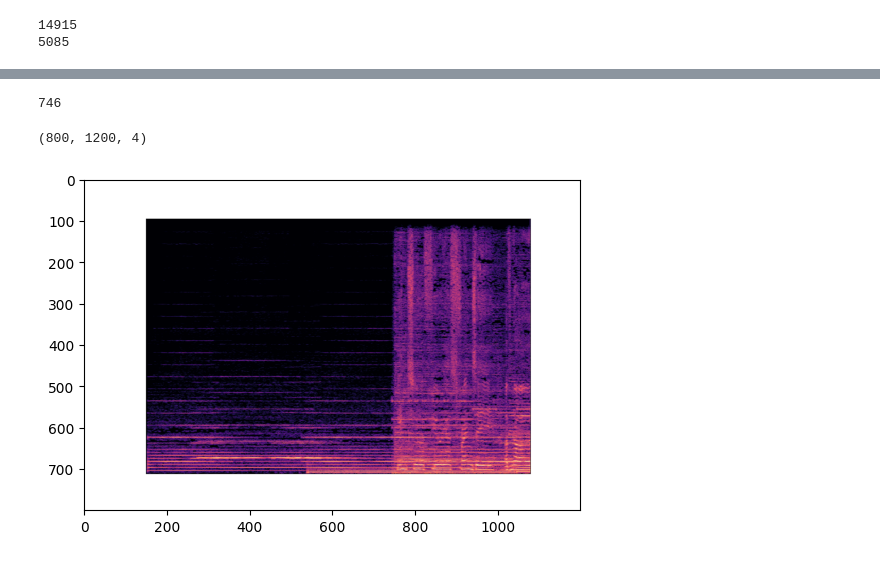
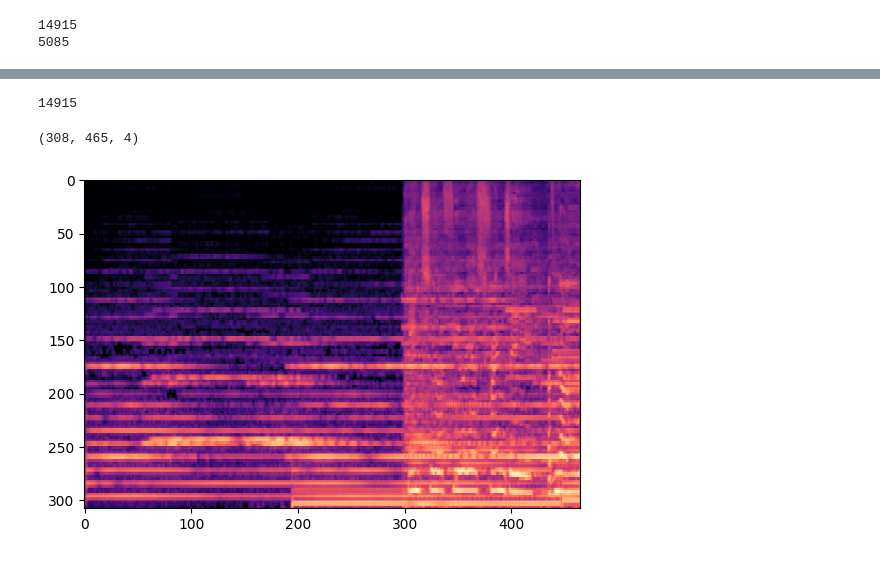
Before and after one commit to ehsankader16/CSE-472-ML_Project, a Jupyter notebook: project_notebook.ipynb, the cells around one changed output, grey strips where cells are left out. Cells and saved outputs as stored; diff of their text form; code cells hidden in the pictures.

```diff
--- a/project_notebook.ipynb
+++ b/project_notebook.ipynb
@@ -95,5 +99 @@ print(img.shape)
-# %%
-print(len(os.listdir(amplitude_train_path)))
-# %% [output]
-746
 # %%
@@ -125,11 +129,15 @@ for file in os.listdir(train_destination_path):
+# %%
+print(len(os.listdir(power_train_path)))
+# %% [output]
+14915
 # %%
 #load the image in the power_spectrogram folder
-img = plt.imread(amplitude_train_path + '/000046_3840.png')
+img = plt.imread(power_train_path + '/000046_3840.png')
 # img = img[:,:,:3]
 plt.imshow(img)
 #print the shape of the image
 print(img.shape)
 # %% [output]
-(800, 1200, 4)
+(308, 465, 4)
-[figure, old version]
+[figure, new version]
 # %%
```
Also changed, not shown: parts of 26 cells of this notebook, 1 other file.
